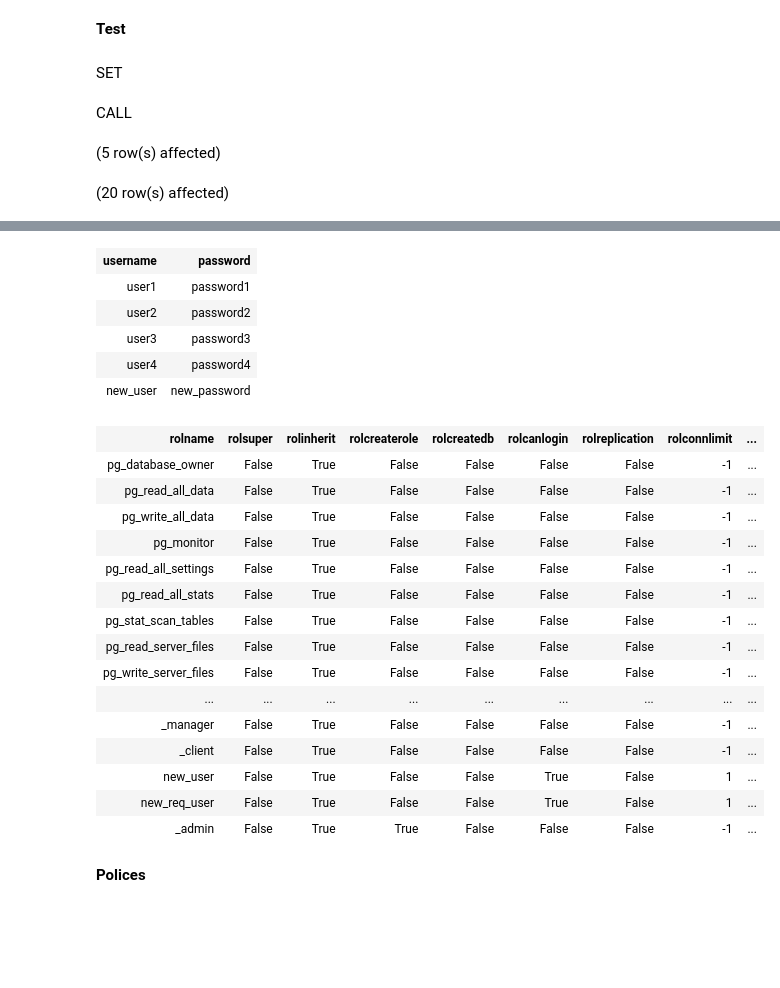
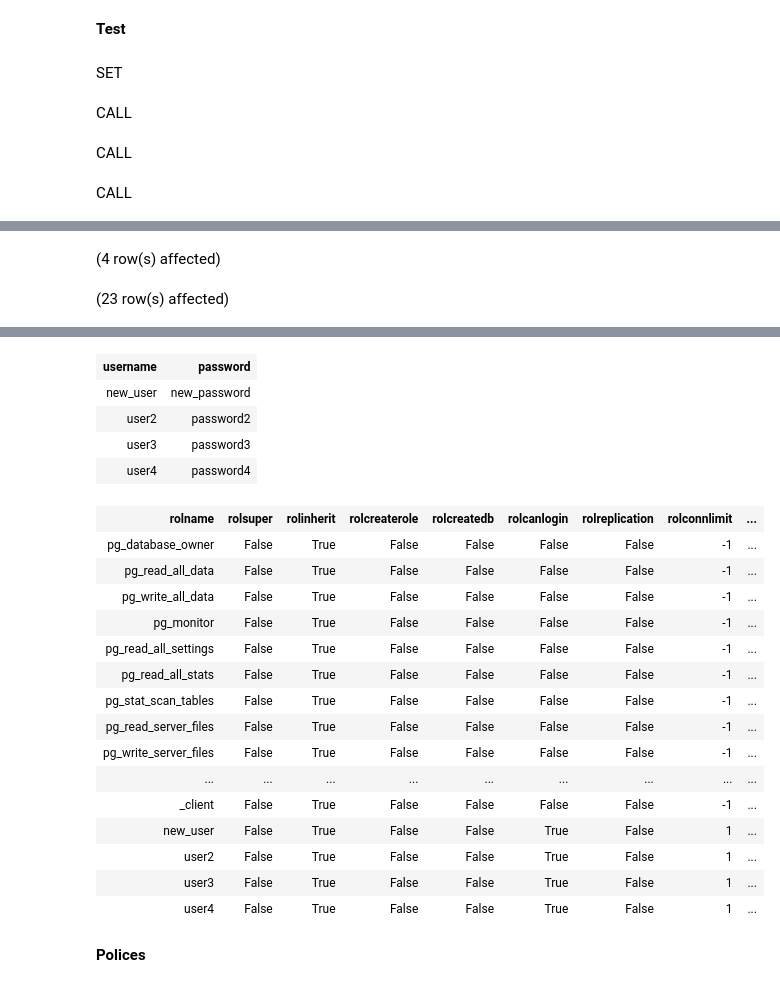
Before and after one commit to WhiteMorro1177/car-rent-server, a Jupyter notebook: db-conf/Notebook-1.ipynb, the cells around one changed output, grey strips where cells are left out. Cells and saved outputs as stored; diff of their text form; code cells hidden in the pictures; blank space fills up the shorter version.

```diff
--- a/db-conf/Notebook-1.ipynb
+++ b/db-conf/Notebook-1.ipynb
@@ -600,6 +574,9 @@ Total execution time: 00:00:00.097
 set role postgres;
 
 call add_user('new_user', 'new_password');
+call add_user('user2', 'password2');
+call add_user('user3', 'password3');
+call add_user('user4', 'password4');
 
 select * from users;
 
@@ -607,5 +584,5 @@ select * from pg_roles;
 # %% [output]
 SET
 CALL
-(5 row(s) affected)
+CALL
-(20 row(s) affected)
+CALL
@@ -612,0 +590,2 @@ Total execution time: 00:00:00.072
+(4 row(s) affected)
+(23 row(s) affected)
@@ -613,25 +593,24 @@ Total execution time: 00:00:00.072
 | username | password |
-| user1 | password1 |
+| new_user | new_password |
 | user2 | password2 |
 | user3 | password3 |
 | user4 | password4 |
-| new_user | new_password |
 | rolname | rolsuper | rolinherit | rolcreaterole | rolcreatedb | rolcanlogin | rolreplication | rolconnlimit | ... |
 | pg_database_owner | False | True | False | False | False | False | -1 | ... |
 | pg_read_all_data | False | True | False | False | False | False | -1 | ... |
 | pg_write_all_data | False | True | False | False | False | False | -1 | ... |
 | pg_monitor | False | True | False | False | False | False | -1 | ... |
 | pg_read_all_settings | False | True | False | False | False | False | -1 | ... |
 | pg_read_all_stats | False | True | False | False | False | False | -1 | ... |
 | pg_stat_scan_tables | False | True | False | False | False | False | -1 | ... |
 | pg_read_server_files | False | True | False | False | False | False | -1 | ... |
 | pg_write_server_files | False | True | False | False | False | False | -1 | ... |
 | ... | ... | ... | ... | ... | ... | ... | ... | ... |
-| _manager | False | True | False | False | False | False | -1 | ... |
 | _client | False | True | False | False | False | False | -1 | ... |
 | new_user | False | True | False | False | True | False | 1 | ... |
-| new_req_user | False | True | False | False | True | False | 1 | ... |
-| _admin | False | True | True | False | False | False | -1 | ... |
+| user2 | False | True | False | False | True | False | 1 | ... |
+| user3 | False | True | False | False | True | False | 1 | ... |
+| user4 | False | True | False | False | True | False | 1 | ... |
 # %% [markdown]
 **Polices**
 # %%
```
Also changed, not shown: parts of 15 cells of this notebook, 2 other files.
